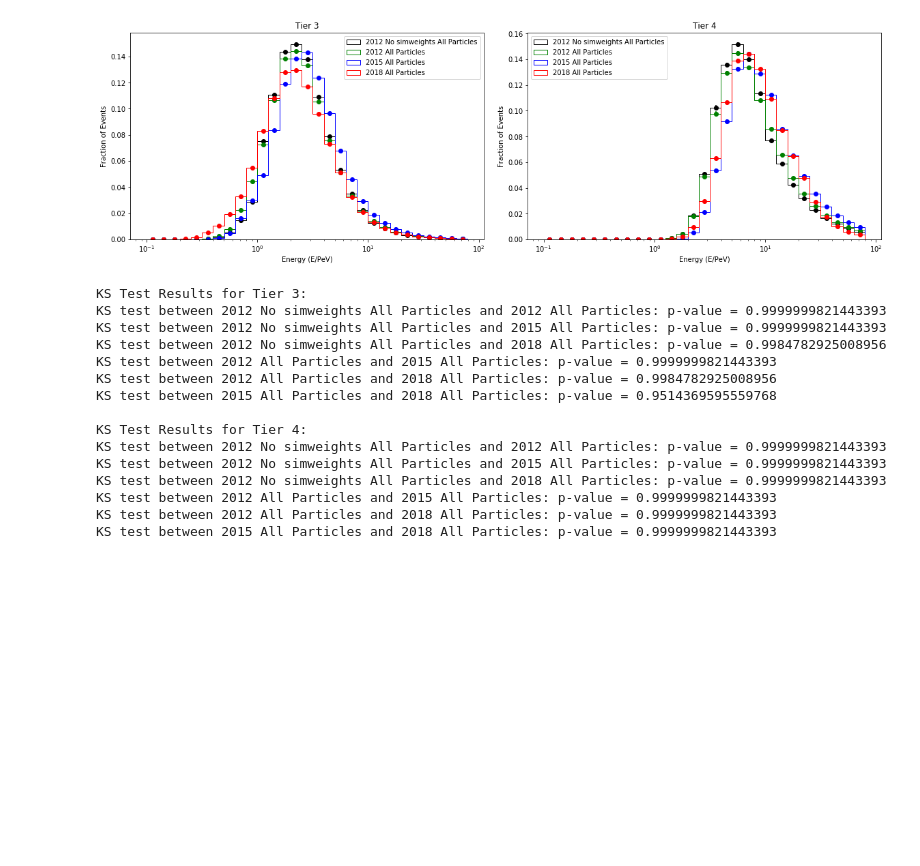
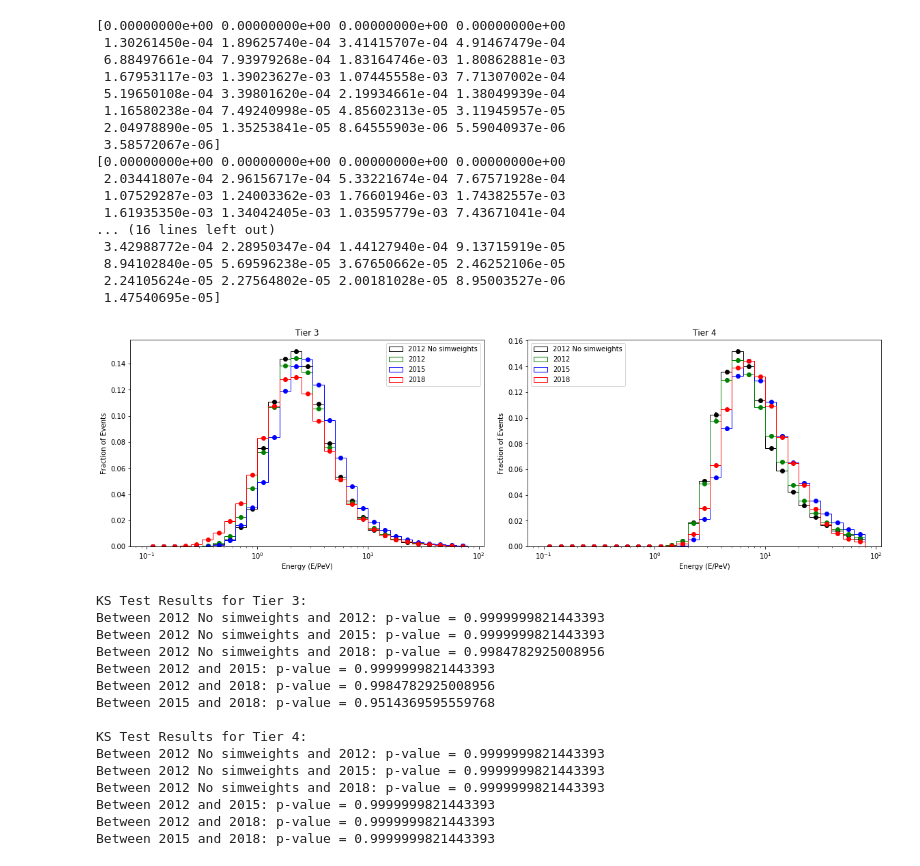
Before and after one commit to RajwolChapagain/Cosmic-Ray-Anisotropy-Analysis, a Jupyter notebook: 03_sim_study/compare_graphs.ipynb, the cells around one changed output. Cells and saved outputs as stored; diff of their text form; code cells hidden in the pictures; blank space fills up the shorter version.

Commit message:
Change uncertainty calculation

```diff
--- a/03_sim_study/compare_graphs.ipynb
+++ b/03_sim_study/compare_graphs.ipynb
@@ -12,7 +12,7 @@ from ang_res_funcs import *
 PARENT_DIRECTORY = '/data/ana/CosmicRay/Anisotropy/IceTop/twelve_year/03_sim_study'
 DIRECTS = [f'{PARENT_DIRECTORY}/IT81-2012_orig', f'{PARENT_DIRECTORY}/IT81-2012', f'{PARENT_DIRECTORY}/IT81-2015', f'{PARENT_DIRECTORY}/IT81-2018']
 COLORS = ['black', 'green', 'blue', 'red']
-LABELS = ['2012 No simweights All Particles', '2012 All Particles', '2015 All Particles', '2018 All Particles']
+LABELS = ['2012 No simweights', '2012', '2015', '2018']
 # %%
 histograms = plt.figure(figsize=(16, 5), constrained_layout=True)
 hist_array = histograms.subplots(1, 2, squeeze=False)
@@ -58,67 +58,80 @@ for i, DIRECT in enumerate(DIRECTS):
     mc_w_t3 = np.concatenate((mc_w_p_t3, mc_w_he_t3, mc_w_o_t3, mc_w_fe_t3), axis=None)
     mc_w_t4 = np.concatenate((mc_w_p_t4, mc_w_he_t4, mc_w_o_t4, mc_w_fe_t4), axis=None)
 
-    # Append data for KS test
-
     bins = 10**(np.arange(-1,2,.1))
     scale = 10**-6
-
-    counts_t3, _ = np.histogram(mc_en_t3 * scale, bins=bins)
-    uncertainty_counts_t3 = np.sqrt(counts_t3)
-    uncertainty_fractions_unweighted_t3 = uncertainty_counts_t3 / counts_t3
 
     hist_t3, bin_edges_t3 = np.histogram(mc_en_t3 * scale, bins=bins, weights=mc_w_t3 / sum(mc_w_t3))
     bin_centers_t3 = (bin_edges_t3[:-1] + bin_edges_t3[1:]) / 2
     all_hist_t3.append(hist_t3)
 
+    weighted_uncertainty_t3 = np.sqrt(np.histogram(mc_en_t3 * scale, bins=bins, weights=(mc_w_t3 / sum(mc_w_t3))**2)[0])
+
+    print(weighted_uncertainty_t3)
+
     hist_array[0,0].hist(mc_en_t3*scale, bins, weights=mc_w_t3/sum(mc_w_t3), histtype="step", linestyle="solid", color=COLORS[i], label=LABELS[i])
-    hist_array[0, 0].errorbar(bin_centers_t3, hist_t3, yerr=uncertainty_fractions_unweighted_t3 * hist_t3, fmt='o', color=COLORS[i])
+    hist_array[0, 0].errorbar(bin_centers_t3, hist_t3, yerr=weighted_uncertainty_t3, fmt='o', color=COLORS[i])
     hist_array[0,0].legend(loc='upper right')
-
-    counts_t4, _ = np.histogram(mc_en_t4 * scale, bins=bins)
-    uncertainty_counts_t4 = np.sqrt(counts_t4)
-    uncertainty_fractions_unweighted_t4 = uncertainty_counts_t4 / counts_t4
 
     hist_t4, bin_edges_t4 = np.histogram(mc_en_t4 * scale, bins=bins, weights=mc_w_t4 / sum(mc_w_t4))
     bin_centers_t4 = (bin_edges_t4[:-1] + bin_edges_t4[1:]) / 2
     all_hist_t4.append(hist_t4)
 
+    weighted_uncertainty_t4 = np.sqrt(np.histogram(mc_en_t4*scale, bins=bins, weights=(mc_w_t4 / sum(mc_w_t4))**2)[0])
+
     hist_array[0,1].hist(mc_en_t4*scale, bins, weights=mc_w_t4/sum(mc_w_t4), histtype="step", linestyle="solid", color=COLORS[i], label=LABELS[i])
-    hist_array[0, 1].errorbar(bin_centers_t4, hist_t4, yerr=uncertainty_fractions_unweighted_t4 * hist_t4, fmt='o', color=COLORS[i])
+    hist_array[0, 1].errorbar(bin_centers_t4, hist_t4, yerr=weighted_uncertainty_t4, fmt='o', color=COLORS[i])
     hist_array[0,1].legend(loc='upper left')
 
     if i == len(DIRECTS) - 1:
         plt.show()
 
 # KS test for Tier 3
 print("KS Test Results for Tier 3:")
 for i in range(len(DIRECTS)):
     for j in range(i + 1, len(DIRECTS)):
         ks_stat, p_value = ks_2samp(all_hist_t3[i], all_hist_t3[j])
-        print(f"KS test between {LABELS[i]} and {LABELS[j]}: p-value = {p_value}")
+        print(f"Between {LABELS[i]} and {LABELS[j]}: p-value = {p_value}")
 
 print()
 
 # KS test for Tier 4
 print("KS Test Results for Tier 4:")
 for i in range(len(DIRECTS)):
     for j in range(i + 1, len(DIRECTS)):
         ks_stat, p_value = ks_2samp(all_hist_t4[i], all_hist_t4[j])
-        print(f"KS test between {LABELS[i]} and {LABELS[j]}: p-value = {p_value}")
+        print(f"Between {LABELS[i]} and {LABELS[j]}: p-value = {p_value}")
 # %% [output]
+[0.00000000e+00 0.00000000e+00 0.00000000e+00 0.00000000e+00
+ 1.30261450e-04 1.89625740e-04 3.41415707e-04 4.91467479e-04
+ 6.88497661e-04 7.93979268e-04 1.83164746e-03 1.80862881e-03
+ 1.67953117e-03 1.39023627e-03 1.07445558e-03 7.71307002e-04
+ 5.19650108e-04 3.39801620e-04 2.19934661e-04 1.38049939e-04
+ 1.16580238e-04 7.49240998e-05 4.85602313e-05 3.11945957e-05
+ 2.04978890e-05 1.35253841e-05 8.64555903e-06 5.59040937e-06
+ 3.58572067e-06]
+[0.00000000e+00 0.00000000e+00 0.00000000e+00 0.00000000e+00
+ 2.03441807e-04 2.96156717e-04 5.33221674e-04 7.67571928e-04
+ 1.07529287e-03 1.24003362e-03 1.76601946e-03 1.74382557e-03
+ 1.61935350e-03 1.34042405e-03 1.03595779e-03 7.43671041e-04
+... (16 lines left out)
+ 3.42988772e-04 2.28950347e-04 1.44127940e-04 9.13715919e-05
+ 8.94102840e-05 5.69596238e-05 3.67650662e-05 2.46252106e-05
+ 2.24105624e-05 2.27564802e-05 2.00181028e-05 8.95003527e-06
+ 1.47540695e-05]
-[figure, old version]
+[figure, new version]
-KS Test Results for Tier 3:
-KS test between 2012 No simweights All Particles and 2012 All Particles: p-value = 0.9999999821443393
-KS test between 2012 No simweights All Particles and 2015 All Particles: p-value = 0.9999999821443393
-KS test between 2012 No simweights All Particles and 2018 All Particles: p-value = 0.9984782925008956
-KS test between 2012 All Particles and 2015 All Particles: p-value = 0.9999999821443393
-KS test between 2012 All Particles and 2018 All Particles: p-value = 0.9984782925008956
-KS test between 2015 All Particles and 2018 All Particles: p-value = 0.9514369595559768
-
-KS Test Results for Tier 4:
-KS test between 2012 No simweights All Particles and 2012 All Particles: p-value = 0.9999999821443393
-KS test between 2012 No simweights All Particles and 2015 All Particles: p-value = 0.9999999821443393
-KS test between 2012 No simweights All Particles and 2018 All Particles: p-value = 0.9999999821443393
-KS test between 2012 All Particles and 2015 All Particles: p-value = 0.9999999821443393
-KS test between 2012 All Particles and 2018 All Particles: p-value = 0.9999999821443393
-KS test between 2015 All Particles and 2018 All Particles: p-value = 0.9999999821443393
+KS Test Results for Tier 3:
+Between 2012 No simweights and 2012: p-value = 0.9999999821443393
+Between 2012 No simweights and 2015: p-value = 0.9999999821443393
+Between 2012 No simweights and 2018: p-value = 0.9984782925008956
+Between 2012 and 2015: p-value = 0.9999999821443393
+Between 2012 and 2018: p-value = 0.9984782925008956
+Between 2015 and 2018: p-value = 0.9514369595559768
+
+KS Test Results for Tier 4:
+Between 2012 No simweights and 2012: p-value = 0.9999999821443393
+Between 2012 No simweights and 2015: p-value = 0.9999999821443393
+Between 2012 No simweights and 2018: p-value = 0.9999999821443393
+Between 2012 and 2015: p-value = 0.9999999821443393
+Between 2012 and 2018: p-value = 0.9999999821443393
+Between 2015 and 2018: p-value = 0.9999999821443393
```
